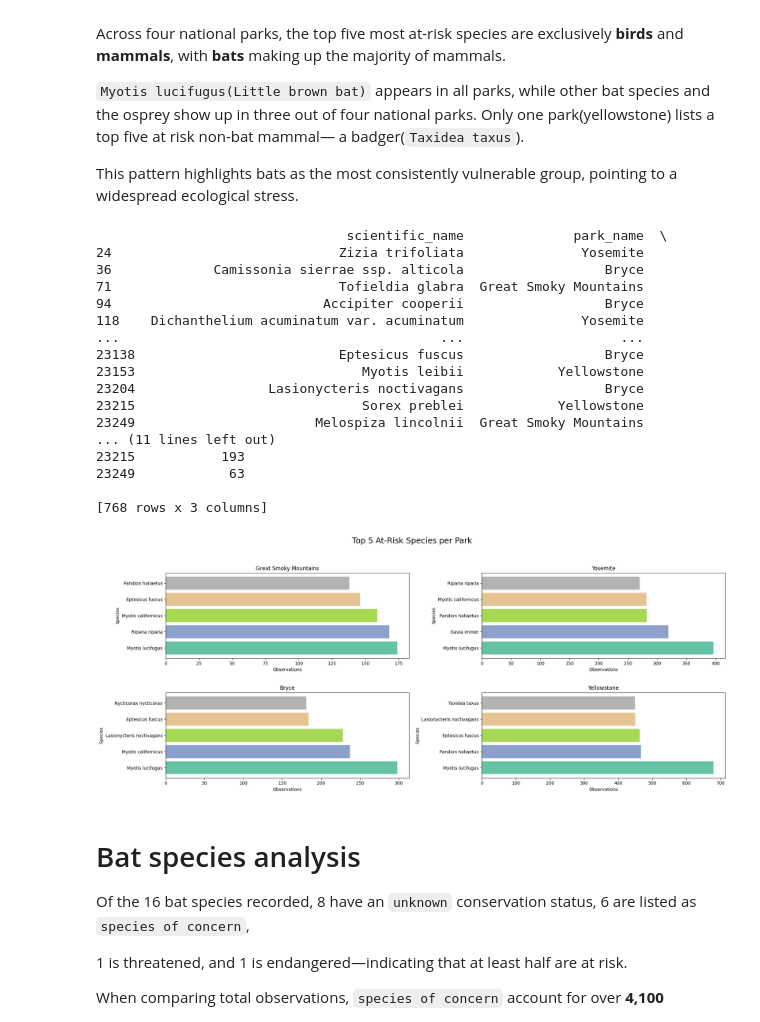
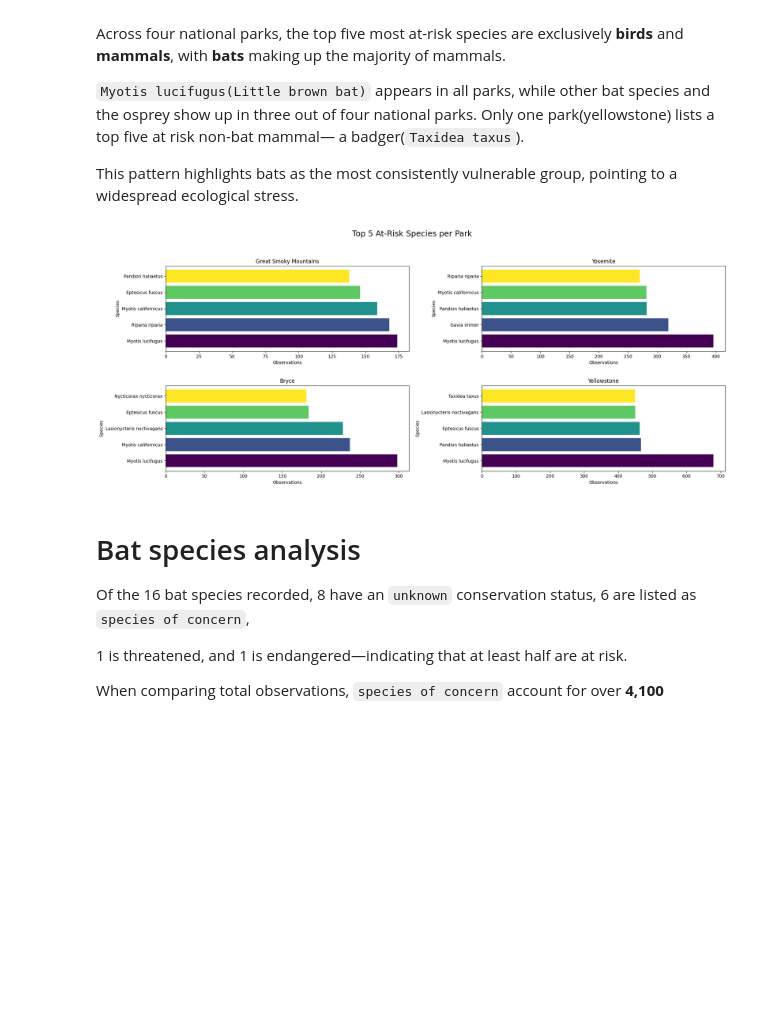
Before and after one commit to yoav-es/biodiversity, a Jupyter notebook: biodiversity.ipynb, the cells around one changed output. Drawn from its saved outputs; the diff is of its cells as text; code cells hidden in the pictures; blank space fills up the shorter version.

```diff
--- a/biodiversity.ipynb
+++ b/biodiversity.ipynb
@@ -403,56 +403,37 @@ Across four national parks, the top five most at-risk species are exclusively **
 This pattern highlights bats as the most consistently vulnerable group, pointing to a widespread ecological stress.
 # %%
 # Filter observations to at-risk species
-at_risk_obs = observations[
+at_risk_observations = observations[
     observations['scientific_name'].isin(at_risk_species_df['scientific_name'])
 ]
 # Group by park and species, summing observations
-plot_data = (
-    at_risk_obs
+by_park_data = (
+    at_risk_observations
     .groupby(['park_name', 'scientific_name'])['observations']
     .sum()
     .reset_index()
     .sort_values(['park_name', 'observations'], ascending=[True, False])
     .groupby('park_name')
     .head(5)
 )
 
-print(at_risk_obs)
-
 plt.figure(figsize=(20, 8))
-
+# plot top 5 at-risk species for each park
 for i, park in enumerate(parks, start=1):
     plt.subplot(2, 2, i)
-    d = plot_data[plot_data['park_name'] == park]
-    colors = plt.cm.get_cmap("Set2")(np.linspace(0, 1, len(d)))
+    d = by_park_data[by_park_data['park_name'] == park]
+    colors = plt.cm.get_cmap("viridis")(np.linspace(0, 1, len(d)))
     plt.barh(d['scientific_name'], d['observations'], color=colors)
     plt.title(park)
     plt.xlabel("Observations")
     plt.ylabel("Species")
 
 plt.suptitle("Top 5 At-Risk Species per Park", fontsize=18, y=1.02)
 plt.tight_layout()
 plt.subplots_adjust(hspace=0.4, wspace=0.3, top=0.88)
 plt.show()
 # %% [output]
-                                scientific_name              park_name  \
-24                             Zizia trifoliata               Yosemite
-36             Camissonia sierrae ssp. alticola                  Bryce
-71                             Tofieldia glabra  Great Smoky Mountains
-94                           Accipiter cooperii                  Bryce
-118    Dichanthelium acuminatum var. acuminatum               Yosemite
-...                                         ...                    ...
-23138                          Eptesicus fuscus                  Bryce
-23153                             Myotis leibii            Yellowstone
-23204                 Lasionycteris noctivagans                  Bryce
-23215                             Sorex preblei            Yellowstone
-23249                       Melospiza lincolnii  Great Smoky Mountains
-... (11 lines left out)
-23215           193
-23249            63
-
-[768 rows x 3 columns]
-[figure, old version]
+[figure, new version]
 # %% [markdown]
 # Bat species analysis
 
```
Also changed, not shown: parts of 2 cells of this notebook, 1 other file.
